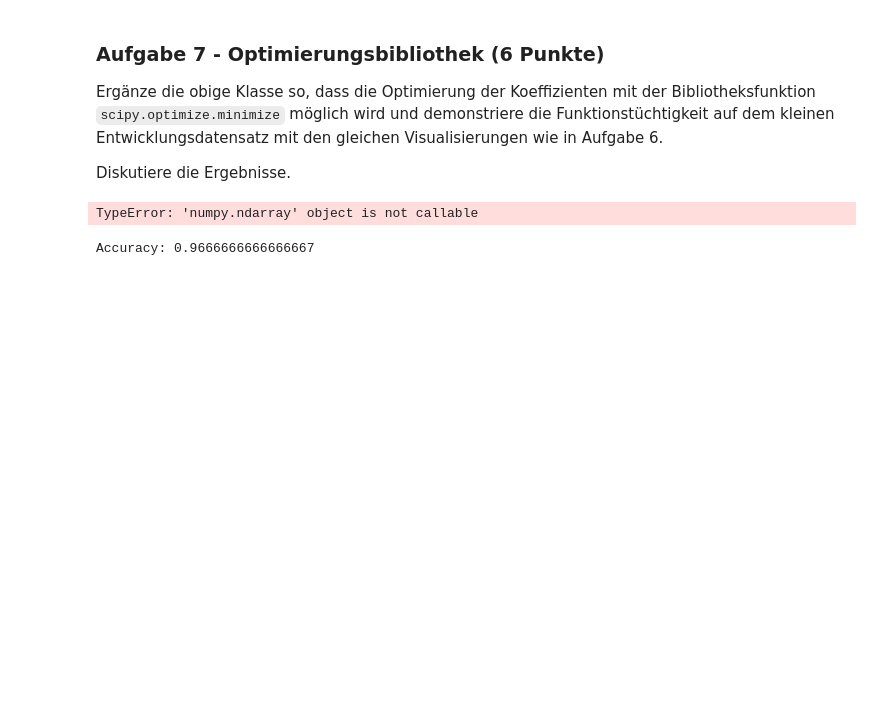
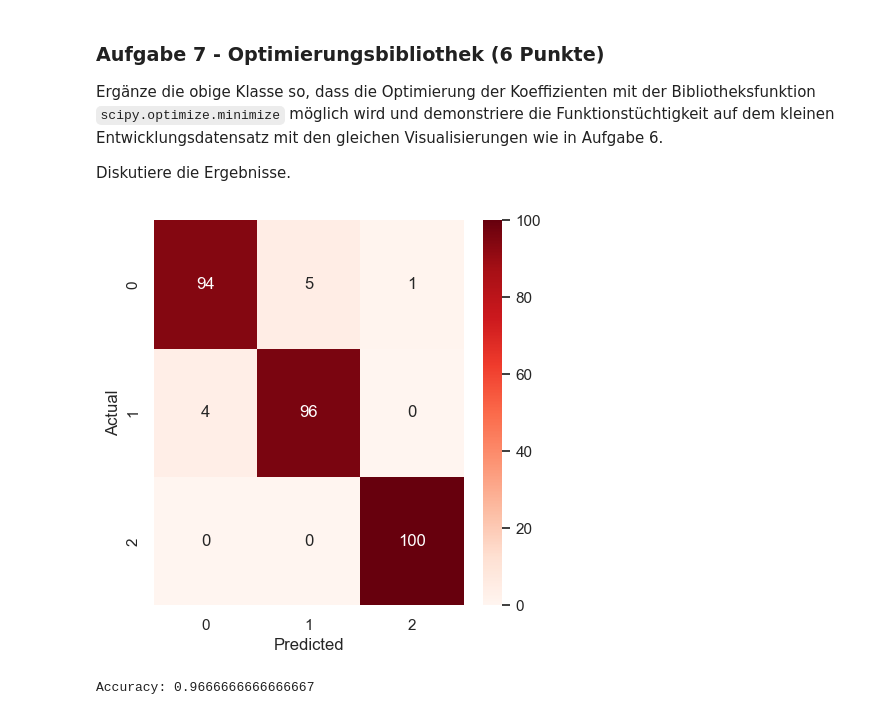
Before and after one commit to Luuzemp14/mc2_gml, a Jupyter notebook: gml_minichallenge_2-checkpoint.ipynb, the cells around one changed output. Cells and saved outputs as stored; diff of their text form; code cells hidden in the pictures; blank space fills up the shorter version.

```diff
--- a/gml_minichallenge_2-checkpoint.ipynb
+++ b/gml_minichallenge_2-checkpoint.ipynb
@@ -1344,16 +1344,20 @@ y = dev_data['y'].values
 # Model fitten
 mlp_extended.fit(X,y)
 # %%
-# create confusion matrix
+from sklearn.metrics import confusion_matrix as cm
+
+# Erstellen der Confusion Matrix
 y_pred = mlp_extended.predict(X)
-conf_matrix = confusion_matrix(y, y_pred)
+conf_matrix = cm(y, y_pred)
 
-# plot confusion matrix
+# Confusion Matrix zeichnen
 plt.figure(figsize=(5, 5))
 sns.heatmap(conf_matrix, annot=True, cmap='Reds', fmt='g')
 plt.xlabel('Predicted')
+plt.ylabel('Actual')
+plt.show()
 # %% [output]
-TypeError: 'numpy.ndarray' object is not callable
+[figure, added]
 # %%
 # Accuracy berechnen und ausgeben
 accuracy = mlp_extended.score(X,y)
```
Also changed, not shown: parts of 16 cells of this notebook.
